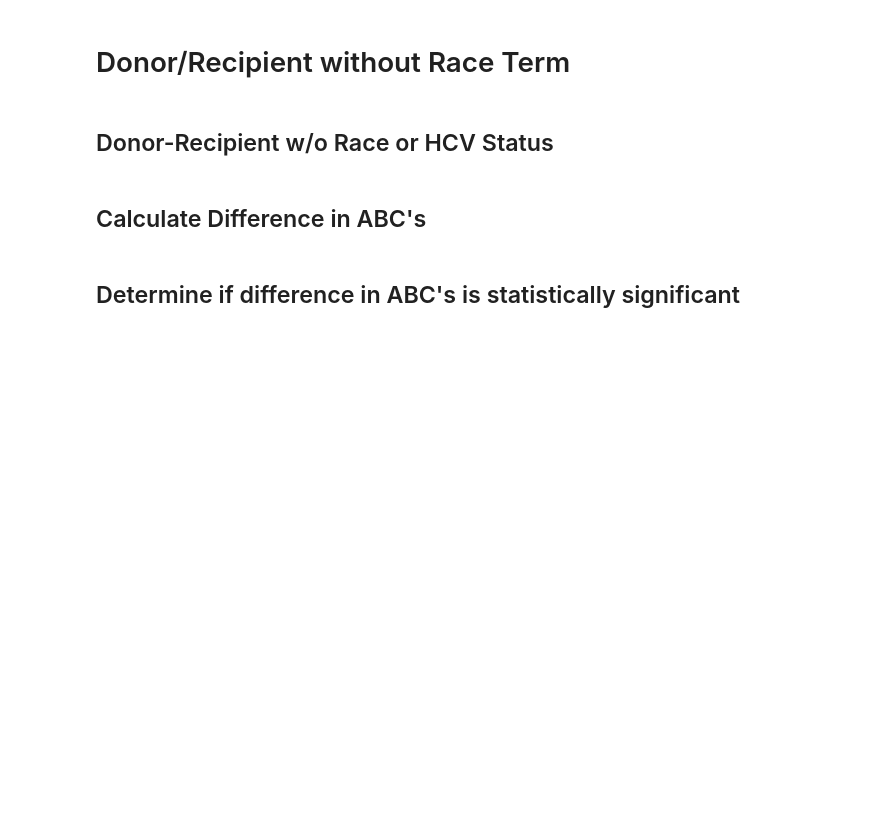
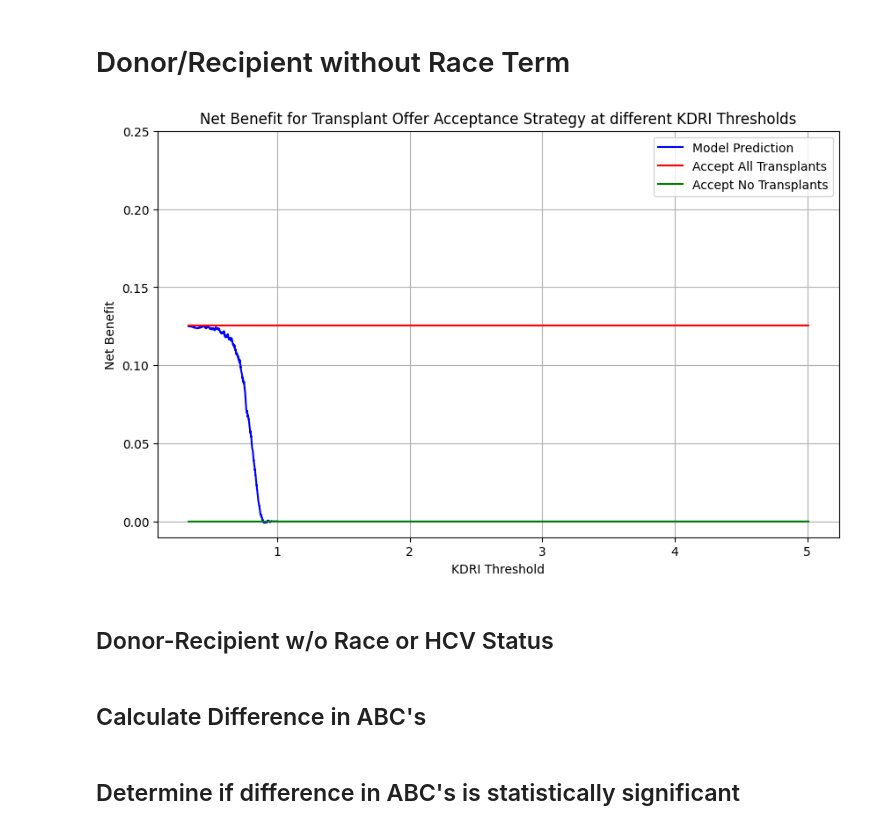
Before and after one commit to akhan390/-decision-curve-analysis-kdri, a Jupyter notebook: dca_preds_DR.ipynb, the cells around one changed output. Drawn from its saved outputs; the diff is of its cells as text; code cells hidden in the pictures; blank space fills up the shorter version.

```diff
--- a/dca_preds_DR.ipynb
+++ b/dca_preds_DR.ipynb
@@ -349,8 +358,12 @@ def calculate_kdpi(kdri, reference_kdri):
 # Apply the function to your dataset to create the KDPI column
 df_validate['KDPI'] = df_validate['KDRI'].apply(lambda x: calculate_kdpi(x, reference_kdri))
 # %%
-# Set threshold range for KDRI
-kdri_thresholds = np.arange(0.48, 3.61, 0.001)  # Thresholds to evaluate (based on 2010 OPTN mapp8ing table)
+
+import matplotlib.pyplot as plt
+import numpy as np
+
+# Set threshold range for KDRI from df_validate
+kdri_thresholds = np.arange(df_validate['KDRI'].min(), df_validate['KDRI'].max(), 0.001)  # Use KDRI range for thresholds
 N = len(df_validate)  # Total number of patients
 
 # Initialize lists to store net benefit values for each strategy
@@ -359,46 +372,53 @@ net_benefit_accept_all = []
 net_benefit_accept_none = []  # Always 0 as no transplants are accepted
 
 # Set the desired probability threshold for survival benefit (e.g., 83% threshold for net benefit calculation)
 desired_probability = 0.83
 odds_ratio = desired_probability / (1 - desired_probability)  # Converts 0.83 to an odds ratio
 
 # Precompute total positives (graft survivals) and negatives (graft failures) in the data
 total_negatives = df_validate['REC_GRAFT_STAT'].sum()  # Total graft failures
 total_positives = N - total_negatives  # Total graft survivals
 
-# Precompute "Accept All" net benefit value, since it doesn't change across thresholds
-TP_accept_all = (df_validate['REC_GRAFT_STAT'] == 0).sum()  # Correctly predicted graft survivals
-FN_accept_all = (df_validate['REC_GRAFT_STAT'] == 1).sum()  # Actual graft failures
-net_benefit_accept_all_value = (TP_accept_all / N) - (FN_accept_all / N) * odds_ratio
+# Loop over each KDRI threshold (range of KDRI values)
+for threshold in kdri_thresholds:
+    # For the "Model" strategy, accept grafts where 5-year survival probability >= threshold
+    is_below_threshold = df_validate['5_yr_survival_prob'] >= threshold  # Accept if survival probability >= KDRI threshold
 
-# Loop over each threshold in kdri_thresholds
-for threshold in kdri_thresholds:
-    # Vectorized calculations for TP and FP based on the current threshold
-    is_below_threshold = df_validate['KDRI'] < threshold
-    TP = ((is_below_threshold) & (df_validate['REC_GRAFT_STAT'] == 0)).sum()  # True Positives (survivals correctly identified)
-    FP = ((is_below_threshold) & (df_validate['REC_GRAFT_STAT'] == 1)).sum()  # False Positives (failures incorrectly predicted as survivals)
+    # Calculate True Positives and False Positives for the model strategy
+    TP = ((is_below_threshold) & (df_validate['REC_GRAFT_STAT'] == 0)).sum()  # Correctly identified graft survivals
+    FP = ((is_below_threshold) & (df_validate['REC_GRAFT_STAT'] == 1)).sum()  # Incorrectly identified graft survivals
 
     # Calculate net benefit for model strategy at the current threshold
     net_benefit_model_value = (TP / N) - (FP / N) * odds_ratio
     net_benefit_model.append(net_benefit_model_value)
 
-    # Store "Accept All" and "Accept None" values
+    # For the "Accept All" strategy:
+    # Assume all grafts are accepted, so we calculate the True Positives and False Positives
+    TP_accept_all = (df_validate['REC_GRAFT_STAT'] == 0).sum()  # All grafts that actually survived
+    FP_accept_all = (df_validate['REC_GRAFT_STAT'] == 1).sum()  # All grafts that failed but were accepted
+
+    # Net benefit for "Accept All" depends on the number of False Positives (i.e., grafts that failed)
+    net_benefit_accept_all_value = (TP_accept_all / N) - (FP_accept_all / N) * odds_ratio
     net_benefit_accept_all.append(net_benefit_accept_all_value)
-    net_benefit_accept_none.append(0)  # Always zero for "Accept None" strategy
+
+    # Store "Accept None" values (always zero)
+    net_benefit_accept_none.append(0)
 
 # Plot the results for different thresholds
 plt.figure(figsize=(10, 6))
 plt.plot(kdri_thresholds, net_benefit_model, 'b-', label='Model Prediction')
 plt.plot(kdri_thresholds, net_benefit_accept_all, 'r-', label='Accept All Transplants')
 plt.plot(kdri_thresholds, net_benefit_accept_none, 'g-', label='Accept No Transplants')
 
-plt.xlabel("KDRI")
+plt.xlabel("KDRI Threshold")
 plt.ylabel("Net Benefit")
 plt.title("Net Benefit for Transplant Offer Acceptance Strategy at different KDRI Thresholds")
 plt.ylim(-0.01, 0.25)
 plt.legend()
 plt.grid(True)
 plt.show()
+# %% [output]
+[figure, added]
 # %% [markdown]
  ## Donor-Recipient w/o Race or HCV Status
 # %%
```
Also changed, not shown: parts of 7 cells of this notebook.
